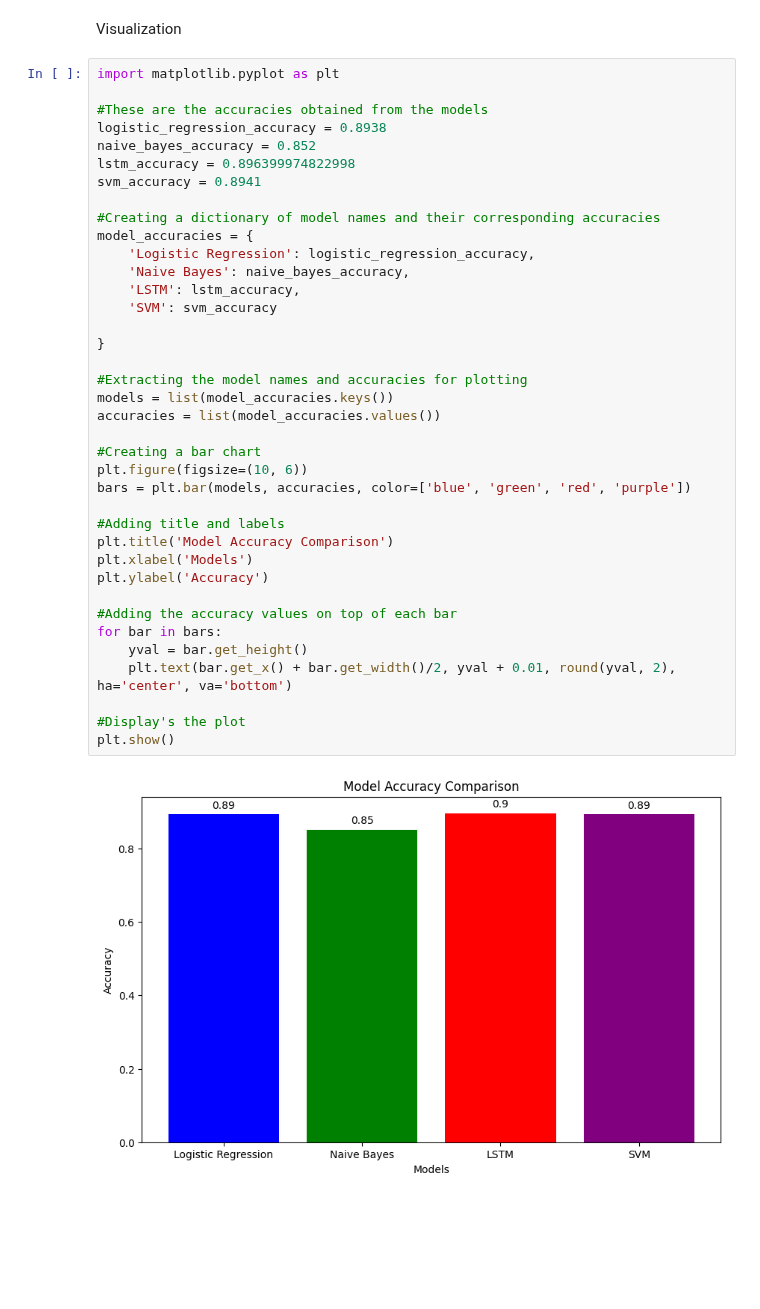
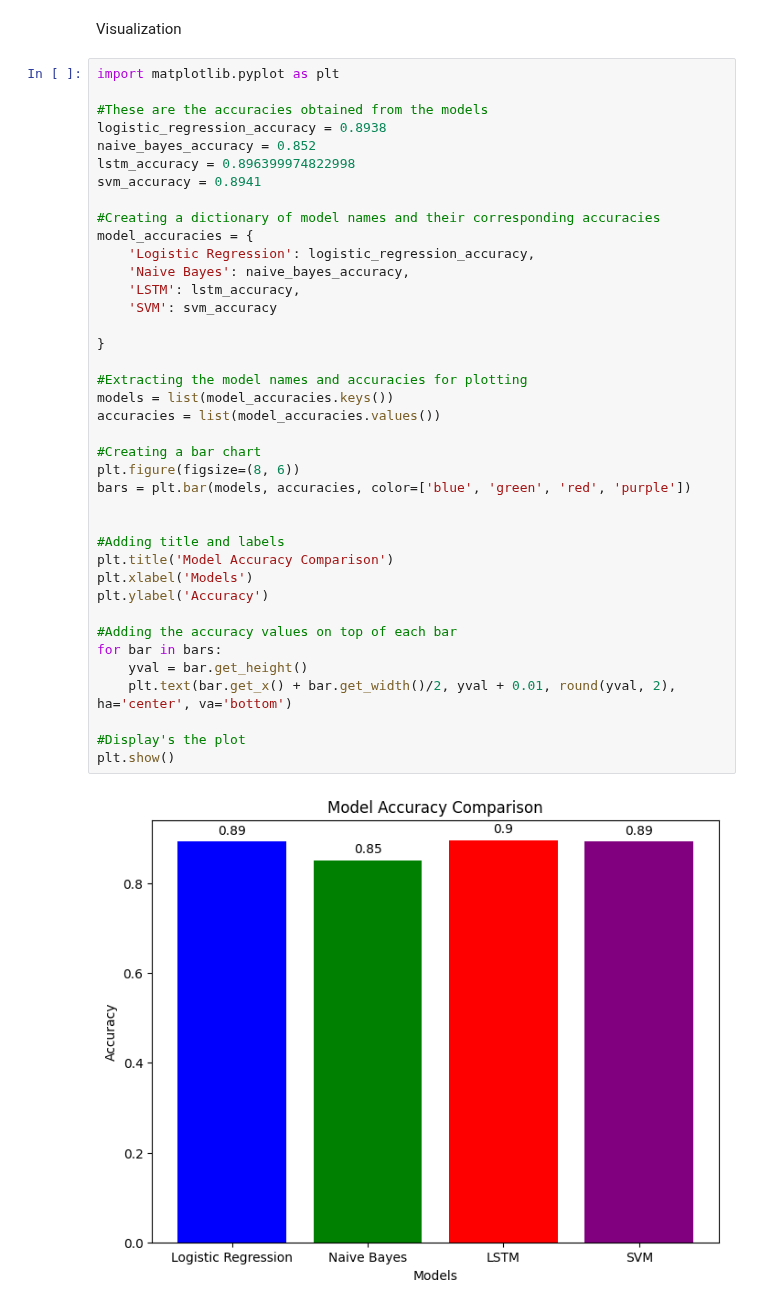
Before and after one commit to sushithadevaraju/sentiment-analysis-of-imdb, a Jupyter notebook: final_code.ipynb, the cells around one changed output. Drawn from its saved outputs; the diff is of its cells as text; blank space fills up the shorter version.

```diff
--- a/final_code.ipynb
+++ b/final_code.ipynb
@@ -273,32 +294,33 @@ svm_accuracy = 0.8941
 
 #Creating a dictionary of model names and their corresponding accuracies
 model_accuracies = {
     'Logistic Regression': logistic_regression_accuracy,
     'Naive Bayes': naive_bayes_accuracy,
     'LSTM': lstm_accuracy,
     'SVM': svm_accuracy
 
 }
 
 #Extracting the model names and accuracies for plotting
 models = list(model_accuracies.keys())
 accuracies = list(model_accuracies.values())
 
 #Creating a bar chart
-plt.figure(figsize=(10, 6))
+plt.figure(figsize=(8, 6))
 bars = plt.bar(models, accuracies, color=['blue', 'green', 'red', 'purple'])
+
 
 #Adding title and labels
 plt.title('Model Accuracy Comparison')
 plt.xlabel('Models')
 plt.ylabel('Accuracy')
 
 #Adding the accuracy values on top of each bar
 for bar in bars:
     yval = bar.get_height()
     plt.text(bar.get_x() + bar.get_width()/2, yval + 0.01, round(yval, 2), ha='center', va='bottom')
 
 #Display's the plot
 plt.show()
 # %% [output]
-[figure, old version]
+[figure, new version]
```
Also changed, not shown: parts of 4 cells of this notebook.
